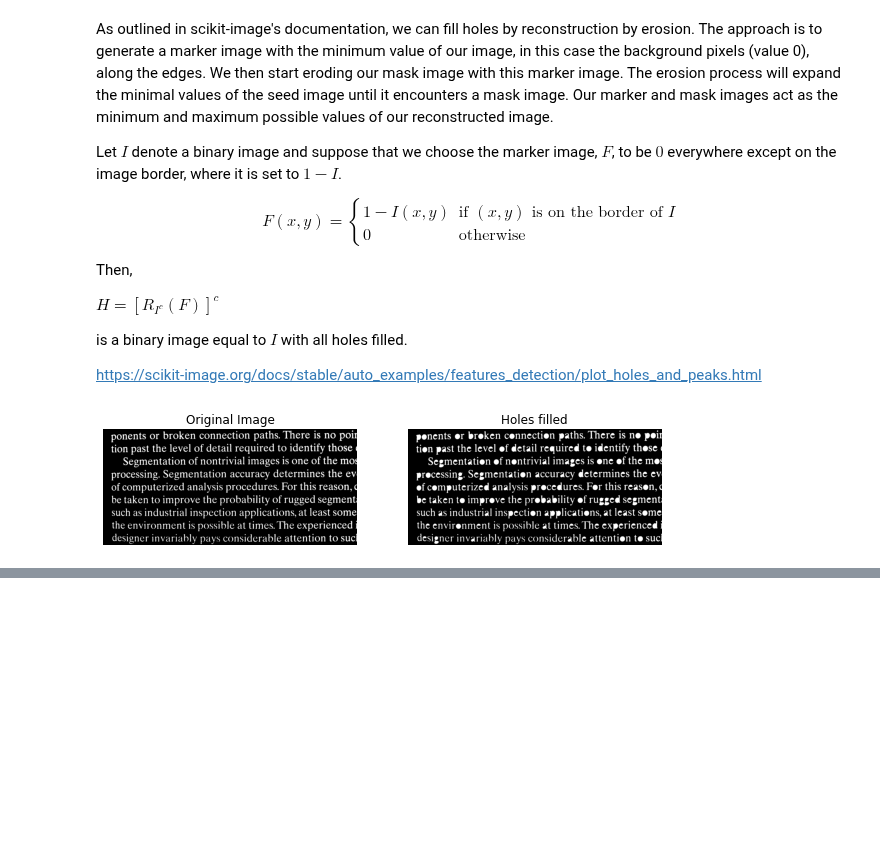
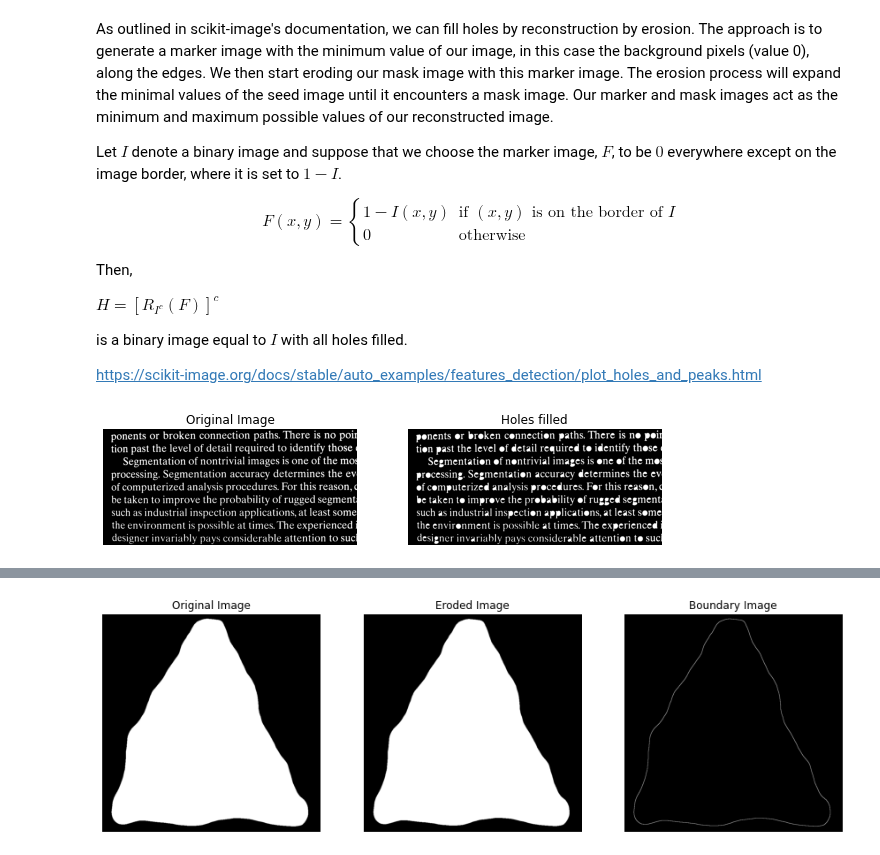
Before and after one commit to ecolon08/Digital-Image-Processing, a Jupyter notebook: Morphological Image Processing/ec_dip_morphological_01.ipynb, the cells around one changed output, grey strips where cells are left out. Saved outputs shown, nothing was run; the diff lists cells and outputs as text; code cells hidden in the pictures; blank space fills up the shorter version.

Commit message:
Add boundary extraction examples

```diff
--- a/Morphological Image Processing/ec_dip_morphological_01.ipynb
+++ b/Morphological Image Processing/ec_dip_morphological_01.ipynb
@@ -434,0 +440,29 @@ ax_book_hole[1].axis('off');
+# %%
+# log triangle image
+img_triang = skimage.img_as_ubyte(io.imread('./images/binary-triangle-distorted.tif'))
+
+# perform boundary extraction
+bound_strl = np.ones((3,3))
+
+img_triang_erode = morphology.erosion(img_triang, selem=bound_strl)
+
+# extract boundary
+img_triang_boundary = img_triang - img_triang_erode
+
+# display the results
+fig_triang, ax_triang = plt.subplots(1,3, figsize=(15, 5))
+ax_triang = ax_triang.ravel()
+
+ax_triang[0].imshow(img_triang, cmap='gray')
+ax_triang[0].set_title("Original Image")
+ax_triang[0].axis('off')
+
+ax_triang[1].imshow(img_triang_erode, cmap='gray')
+ax_triang[1].set_title("Eroded Image")
+ax_triang[1].axis('off')
+
+ax_triang[2].imshow(img_triang_boundary, cmap='gray')
+ax_triang[2].set_title("Boundary Image")
+ax_triang[2].axis('off');
+# %% [output]
+[figure, added]
```
Also changed, not shown: parts of 3 cells of this notebook.
